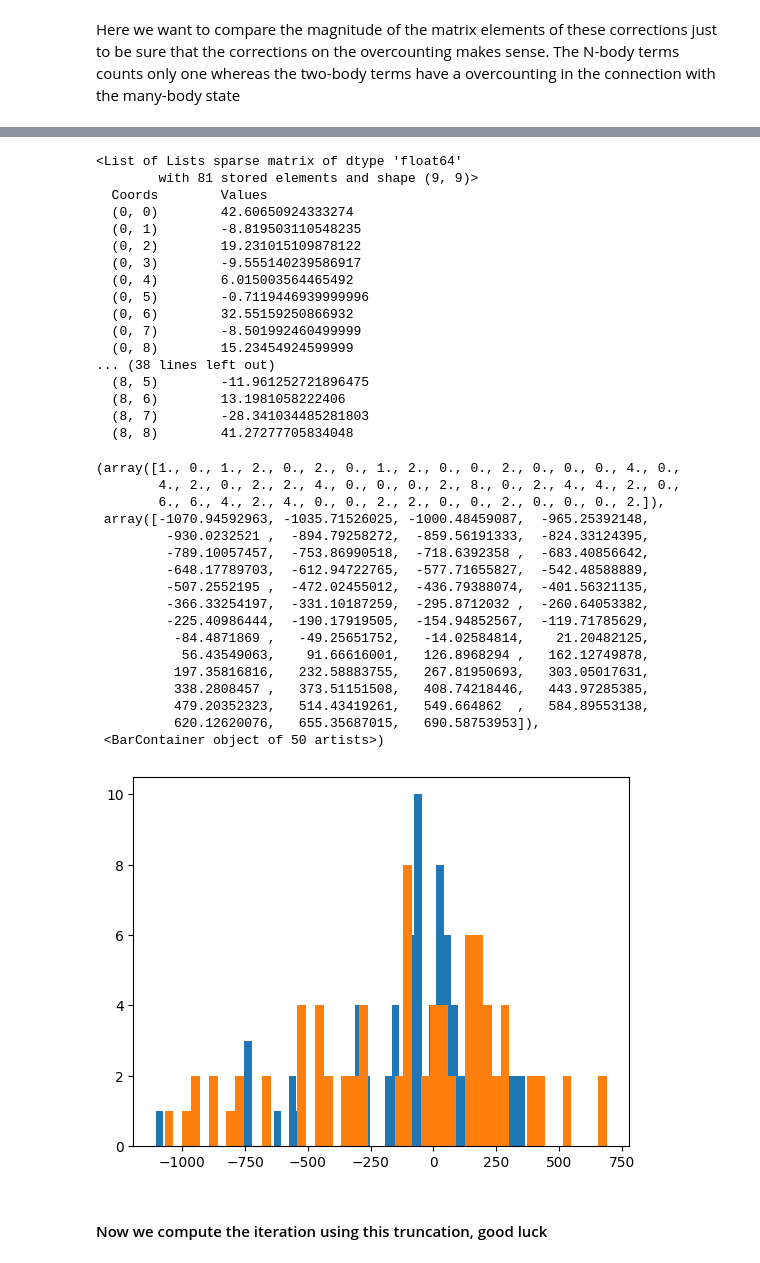
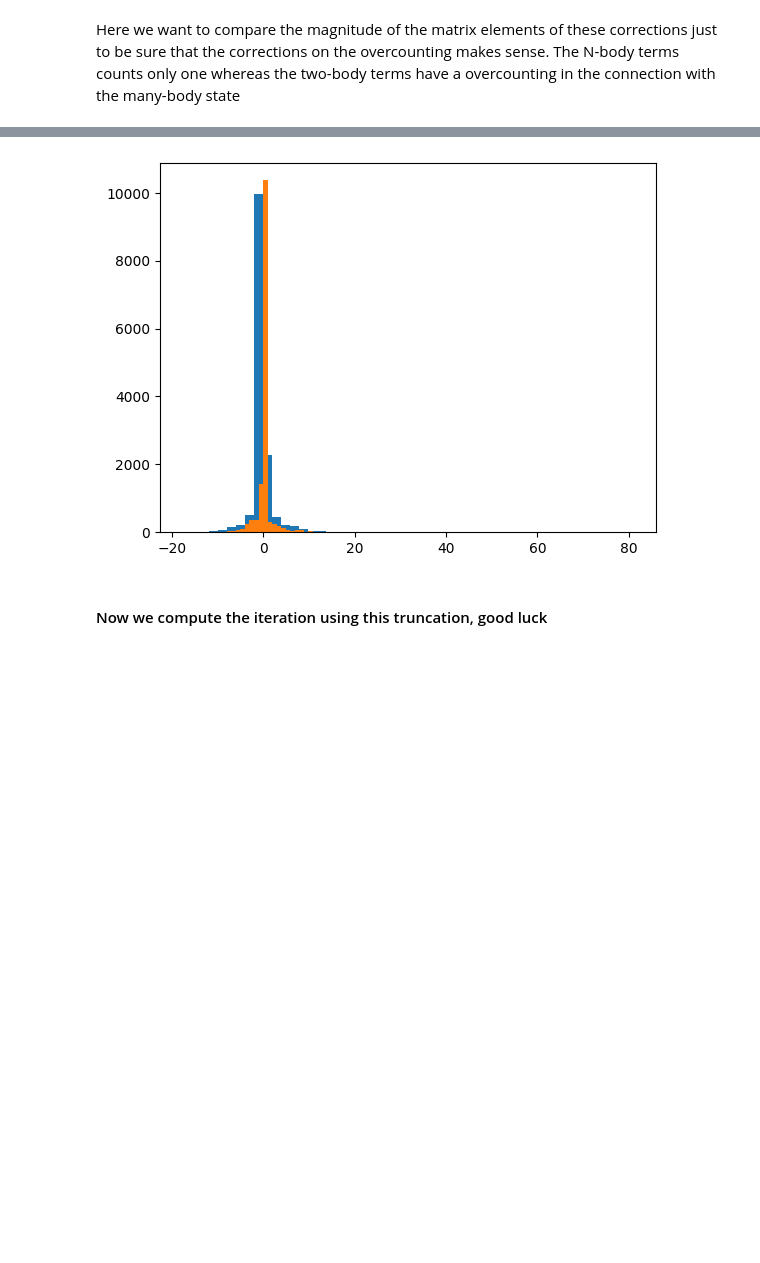
Before and after one commit to emacosta95/3rdQA4NSM, a Jupyter notebook: BrillouinWignerAnalysis.ipynb, the cells around one changed output, grey strips where cells are left out. Cells and saved outputs as stored; diff of their text form; code cells hidden in the pictures; blank space fills up the shorter version.

Commit message:
try to check the estimation of the mf values

```diff
--- a/BrillouinWignerAnalysis.ipynb
+++ b/BrillouinWignerAnalysis.ipynb
@@ -1176,3 +1040,8 @@ Compute the quasiparticle Hamiltonian, the rest Hamiltonian, and the connectors
 hamiltonian_qq_2b=QPC2body.particles2quasiparticles @ Hamiltonian2bodysector.hamiltonian @ QPC2body.particles2quasiparticles.T
 hamiltonian_qr_2b=QPC2body.particles2quasiparticles @ Hamiltonian2bodysector.hamiltonian @ QPC2body.particles2restofstates.T
 hamiltonian_rq_2b=QPC2body.particles2restofstates @ Hamiltonian2bodysector.hamiltonian @ QPC2body.particles2quasiparticles.T
+hamiltonian_rr_2b=QPC2body.particles2restofstates @ Hamiltonian2bodysector.hamiltonian @ QPC2body.particles2restofstates.T
+
+mean_2b_hamiltonian_rr=np.average(hamiltonian_rr_2b.diagonal())
+print(mean_2b_hamiltonian_rr)
+print(np.average(hamiltonian_rr.diagonal()),'\n')
@@ -1191,10 +1063,15 @@ Create the two-body corrections using the mean field uniform $H_{RR}$ with the e
 # %%
 from scipy.sparse import lil_matrix
-hamiltonian_rr_2body=lil_matrix((QPC.rest_basis.shape[0],QPC.rest_basis.shape[0]))
+#hamiltonian_rr_2body=lil_matrix((QPC2body.rest_basis.shape[0],QPC2body.rest_basis.shape[0]))
 
-for r in range(hamiltonian_rr_2body.shape[0]):
+
+# in order to take into account of the extensive magnitude of the energy
+for r in range(hamiltonian_rr_2b.shape[0]):
     gamma=np.random.normal(0,np.std(hamiltonian_rr.diagonal()))
-    hamiltonian_rr_2body[r,r]=np.average(hamiltonian_rr.diagonal())+gamma
+    print(hamiltonian_rr_2b[r,r])
+    hamiltonian_rr_2b[r,r]=np.average(hamiltonian_rr.diagonal())+2*gamma#(hamiltonian_rr_2b[r,r]-mean_2b_hamiltonian_rr)*(np.average(hamiltonian_rr.diagonal()))/(mean_2b_hamiltonian_rr)
+    print(hamiltonian_rr_2b[r,r])
+    print(hamiltonian_rr[r,r],'\n')
 # %% [markdown]
 Create the corrections as two-body terms to upload using the Hardcore-Boson Model
 # %%
@@ -1204,7 +1081,6 @@ nsteps_iteration=20
 
 
 # then we compute the energy corrections
-tot_hamiltonian=hamiltonian_qq
 values,psiq_order0=eigsh(hamiltonian_qq_2b,k=1)
 e=values[0]
 approximations_as_dictionary=[]
@@ -1214,7 +1090,7 @@ single_term = hamiltonian_rq_2b  # Start with initial term
 for i in trange(nsteps_iteration):
     if i > 0:
         ########################################################################## GET THIS
-        diagonal_rr=hamiltonian_rr_2body
+        diagonal_rr=hamiltonian_rr_2b
         single_term =diagonal_rr @ single_term  # Efficient update
         ################################################################
         # INSTEAD OF DIRECTLY
@@ -1276,6 +1152,5 @@ for _,interaction_dictionary in tbar:
     tbar2=tqdm(interaction_dictionary.keys())
     for key in tbar2:
         a,b,c,d=key
-        operator+=HBB.adag_adag_a_a_matrix(a,b,c,d)*interaction_dictionary[key]
-    print('finished')
+        operator+=HBB.adag_adag_a_a_matrix_optimized(a,b,c,d)*interaction_dictionary[key]
     approximations_truncated.append(operator)
@@ -1318,46 +1161,12 @@ print(approximations[0])
 # %%
-print(approximations_truncated[0])
+
 # we select an iteration term
 idx_iteration=0
 # we compare the matrix elements of each correction using an histogram
-plt.hist(approximations[1].toarray().flatten(),bins=50)
-plt.hist(approximations_truncated[1].toarray().flatten(),bins=50)
+_=plt.hist(approximations[idx_iteration].toarray().flatten(),bins=50)
+_=plt.hist(approximations_truncated[idx_iteration].toarray().flatten(),bins=50)
 # %% [output]
-<List of Lists sparse matrix of dtype 'float64'
-        with 81 stored elements and shape (9, 9)>
-  Coords        Values
-  (0, 0)        42.60650924333274
-  (0, 1)        -8.819503110548235
-  (0, 2)        19.231015109878122
-  (0, 3)        -9.555140239586917
-  (0, 4)        6.015003564465492
-  (0, 5)        -0.7119446939999996
-  (0, 6)        32.55159250866932
-  (0, 7)        -8.501992460499999
-  (0, 8)        15.23454924599999
-... (38 lines left out)
-  (8, 5)        -11.961252721896475
-  (8, 6)        13.1981058222406
-  (8, 7)        -28.341034485281803
-  (8, 8)        41.27277705834048
-(array([1., 0., 1., 2., 0., 2., 0., 1., 2., 0., 0., 2., 0., 0., 0., 4., 0.,
-        4., 2., 0., 2., 2., 4., 0., 0., 0., 2., 8., 0., 2., 4., 4., 2., 0.,
-        6., 6., 4., 2., 4., 0., 0., 2., 2., 0., 0., 2., 0., 0., 0., 2.]),
- array([-1070.94592963, -1035.71526025, -1000.48459087,  -965.25392148,
-         -930.0232521 ,  -894.79258272,  -859.56191333,  -824.33124395,
-         -789.10057457,  -753.86990518,  -718.6392358 ,  -683.40856642,
-         -648.17789703,  -612.94722765,  -577.71655827,  -542.48588889,
-         -507.2552195 ,  -472.02455012,  -436.79388074,  -401.56321135,
-         -366.33254197,  -331.10187259,  -295.8712032 ,  -260.64053382,
-         -225.40986444,  -190.17919505,  -154.94852567,  -119.71785629,
-          -84.4871869 ,   -49.25651752,   -14.02584814,    21.20482125,
-           56.43549063,    91.66616001,   126.8968294 ,   162.12749878,
-          197.35816816,   232.58883755,   267.81950693,   303.05017631,
-          338.2808457 ,   373.51151508,   408.74218446,   443.97285385,
-          479.20352323,   514.43419261,   549.664862  ,   584.89553138,
-          620.12620076,   655.35687015,   690.58753953]),
- <BarContainer object of 50 artists>)
-[figure, old version]
+[figure, new version]
 # %% [markdown]
 #### Now we compute the iteration using this truncation, good luck
 # %%
```
Also changed, not shown: parts of 70 cells of this notebook, 1 other file.
